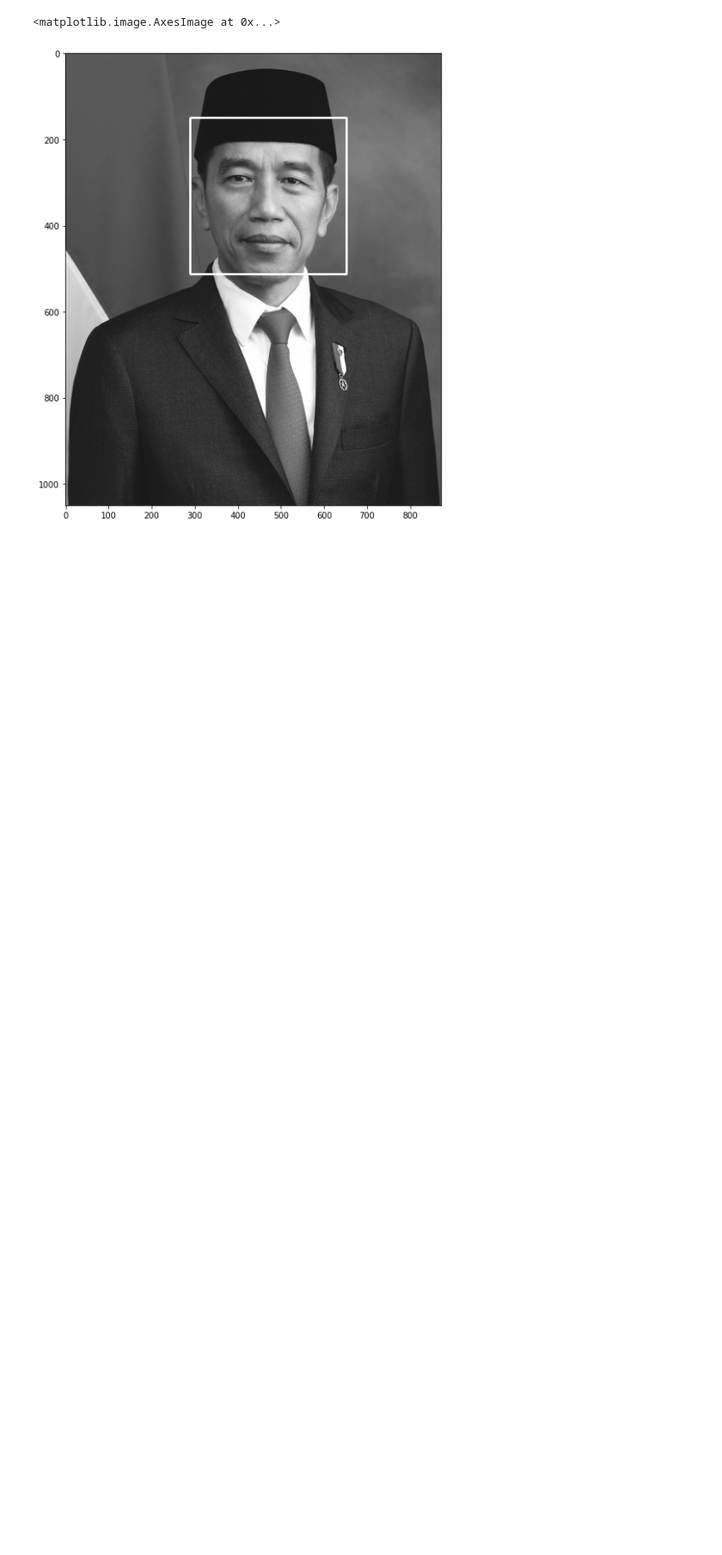
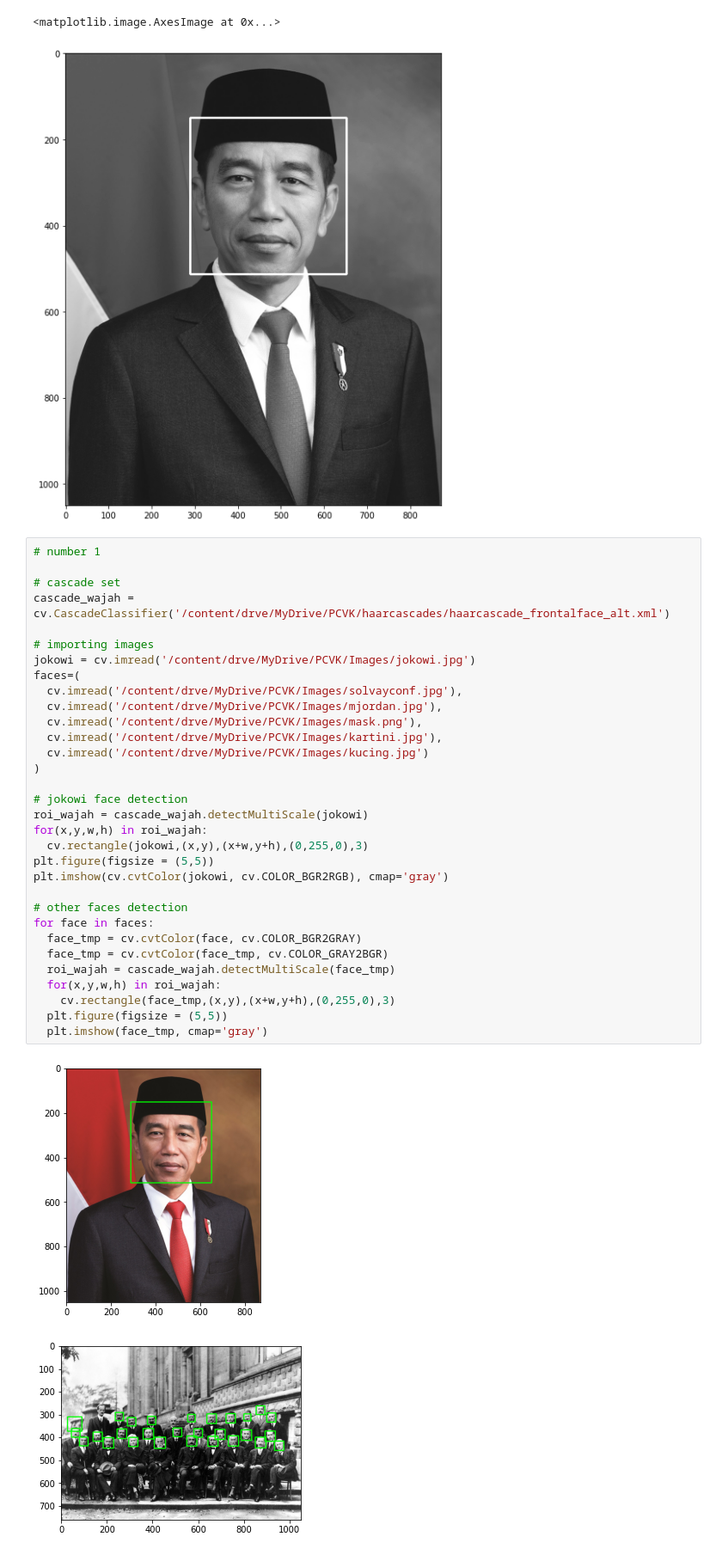
Before and after one commit to pazcalll/PCVK_Genap_2021, a Jupyter notebook: week12.ipynb, the cells around one changed output. Shown at 86% size. Saved outputs shown, nothing was run; the diff lists cells and outputs as text; blank space fills up the shorter version.

```diff
--- a/week12.ipynb
+++ b/week12.ipynb
@@ -97,3 +97,38 @@ plt.imshow(jokowi, cmap='gray')
 # %% [output]
 <matplotlib.image.AxesImage at 0x...>
 [figure]
+# %%
+# number 1
+
+# cascade set
+cascade_wajah = cv.CascadeClassifier('/content/drve/MyDrive/PCVK/haarcascades/haarcascade_frontalface_alt.xml')
+
+# importing images
+jokowi = cv.imread('/content/drve/MyDrive/PCVK/Images/jokowi.jpg')
+faces=(
+  cv.imread('/content/drve/MyDrive/PCVK/Images/solvayconf.jpg'),
+  cv.imread('/content/drve/MyDrive/PCVK/Images/mjordan.jpg'),
+  cv.imread('/content/drve/MyDrive/PCVK/Images/mask.png'),
+  cv.imread('/content/drve/MyDrive/PCVK/Images/kartini.jpg'),
+  cv.imread('/content/drve/MyDrive/PCVK/Images/kucing.jpg')
+)
+
+# jokowi face detection
+roi_wajah = cascade_wajah.detectMultiScale(jokowi)
+for(x,y,w,h) in roi_wajah:
+  cv.rectangle(jokowi,(x,y),(x+w,y+h),(0,255,0),3)
+plt.figure(figsize = (5,5))
+plt.imshow(cv.cvtColor(jokowi, cv.COLOR_BGR2RGB), cmap='gray')
+
+# other faces detection
+for face in faces:
+  face_tmp = cv.cvtColor(face, cv.COLOR_BGR2GRAY)
+  face_tmp = cv.cvtColor(face_tmp, cv.COLOR_GRAY2BGR)
+  roi_wajah = cascade_wajah.detectMultiScale(face_tmp)
+  for(x,y,w,h) in roi_wajah:
+    cv.rectangle(face_tmp,(x,y),(x+w,y+h),(0,255,0),3)
+  plt.figure(figsize = (5,5))
+  plt.imshow(face_tmp, cmap='gray')
+# %% [output]
+[figure, added]
+[figure, added]
```
Also changed, not shown: parts of 1 cell of this notebook.
